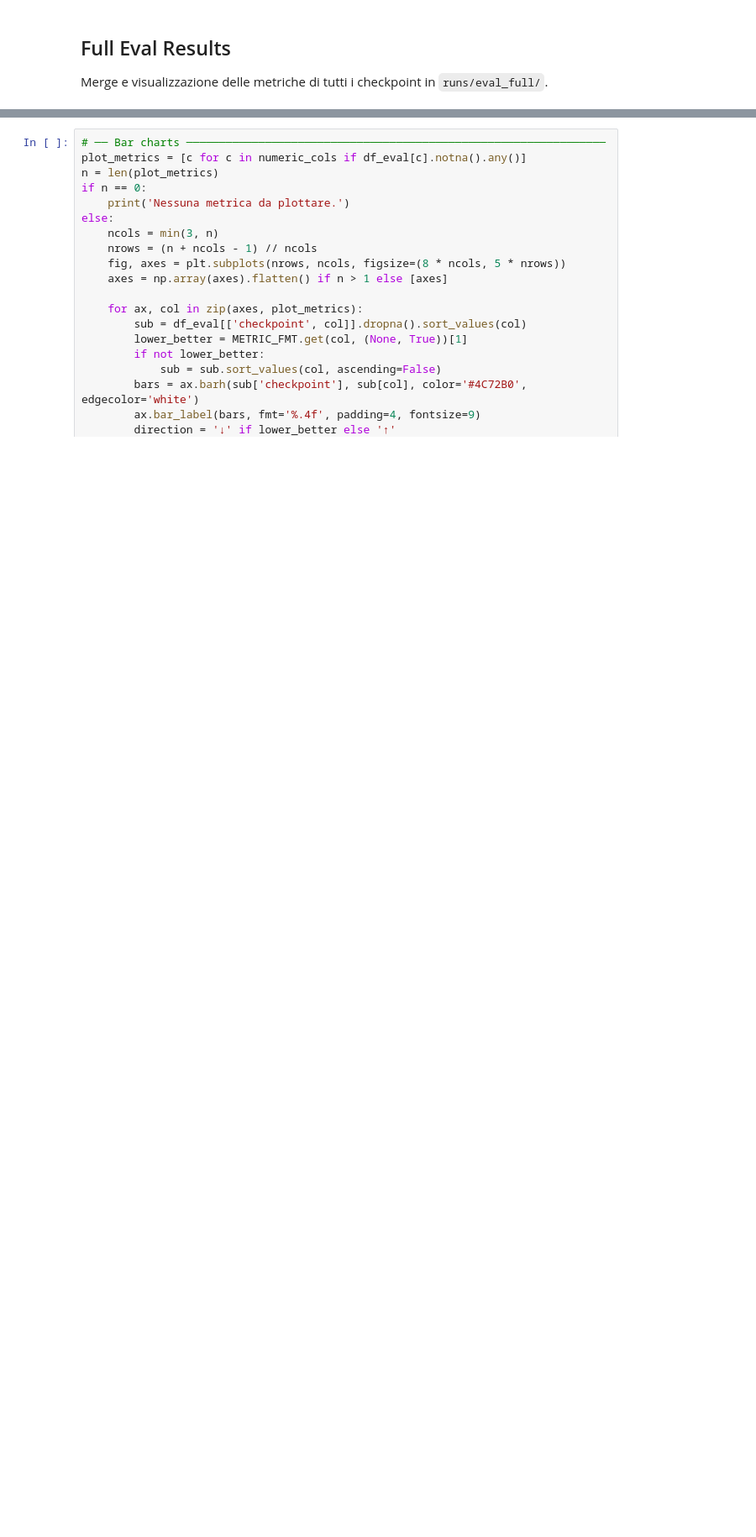
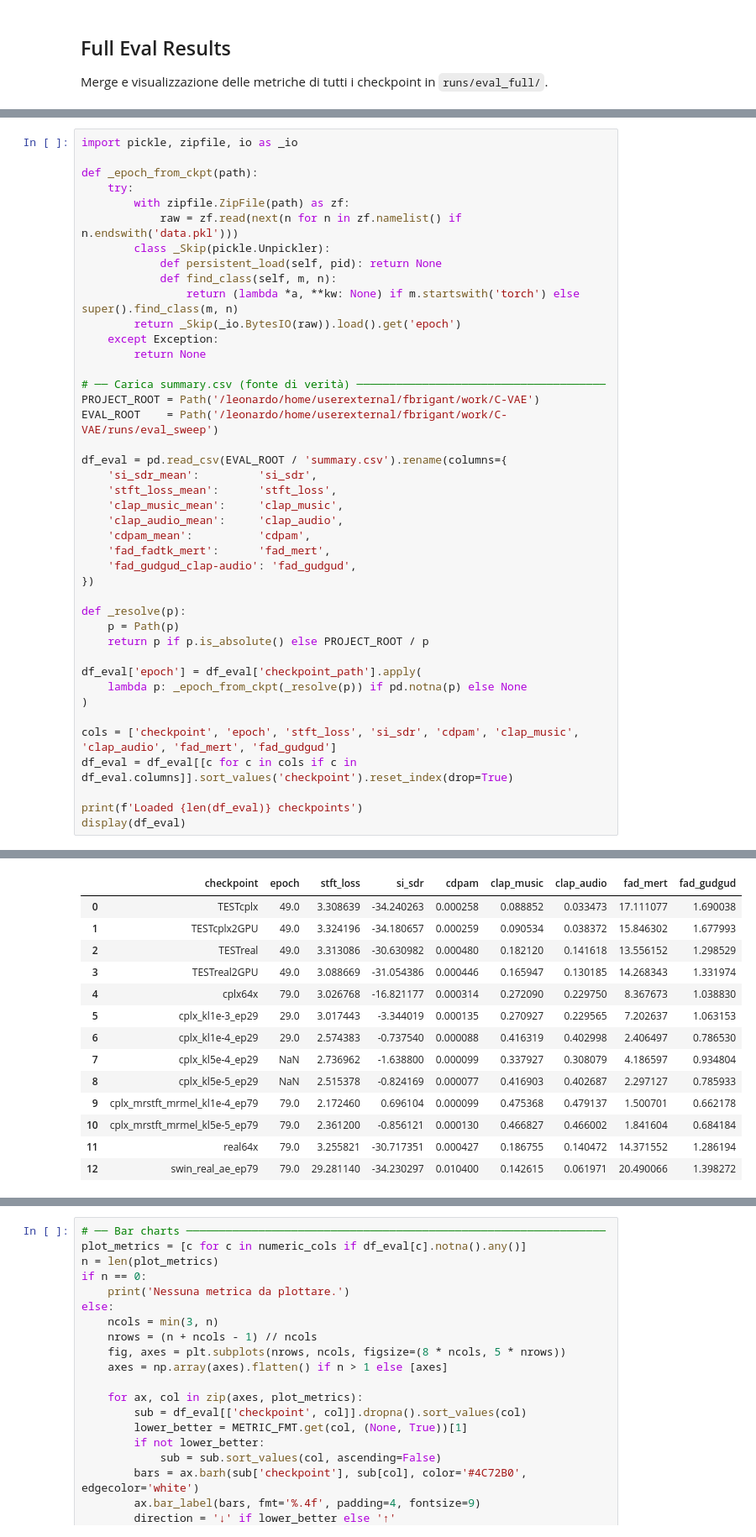
Before and after one commit to francescobrigante/SAGE, a Jupyter notebook: analysis.ipynb, the cells around one changed output, grey strips where cells are left out. Shown at 84% size. Cells and saved outputs as stored; diff of their text form; blank space fills up the shorter version.

```diff
--- a/analysis.ipynb
+++ b/analysis.ipynb
@@ -446,0 +391,43 @@ Loaded 2 checkpoints
+# %%
+import pickle, zipfile, io as _io
+
+def _epoch_from_ckpt(path):
+    try:
+        with zipfile.ZipFile(path) as zf:
+            raw = zf.read(next(n for n in zf.namelist() if n.endswith('data.pkl')))
+        class _Skip(pickle.Unpickler):
+            def persistent_load(self, pid): return None
+            def find_class(self, m, n):
+                return (lambda *a, **kw: None) if m.startswith('torch') else super().find_class(m, n)
+        return _Skip(_io.BytesIO(raw)).load().get('epoch')
+    except Exception:
+        return None
+
+# ── Carica summary.csv (fonte di verità) ──────────────────────────────────────
+PROJECT_ROOT = Path('/leonardo/home/userexternal/fbrigant/work/C-VAE')
+EVAL_ROOT    = Path('/leonardo/home/userexternal/fbrigant/work/C-VAE/runs/eval_sweep')
+
+df_eval = pd.read_csv(EVAL_ROOT / 'summary.csv').rename(columns={
+    'si_sdr_mean':         'si_sdr',
+    'stft_loss_mean':      'stft_loss',
+    'clap_music_mean':     'clap_music',
+    'clap_audio_mean':     'clap_audio',
+    'cdpam_mean':          'cdpam',
+    'fad_fadtk_mert':      'fad_mert',
+    'fad_gudgud_clap-audio': 'fad_gudgud',
+})
+
+def _resolve(p):
+    p = Path(p)
+    return p if p.is_absolute() else PROJECT_ROOT / p
+
+df_eval['epoch'] = df_eval['checkpoint_path'].apply(
+    lambda p: _epoch_from_ckpt(_resolve(p)) if pd.notna(p) else None
+)
+
+cols = ['checkpoint', 'epoch', 'stft_loss', 'si_sdr', 'cdpam', 'clap_music', 'clap_audio', 'fad_mert', 'fad_gudgud']
+df_eval = df_eval[[c for c in cols if c in df_eval.columns]].sort_values('checkpoint').reset_index(drop=True)
+
+print(f'Loaded {len(df_eval)} checkpoints')
+display(df_eval)
+# %% [output]
@@ -447,3 +435,17 @@ Loaded 2 checkpoints
+|  | checkpoint | epoch | stft_loss | si_sdr | cdpam | clap_music | clap_audio | fad_mert | fad_gudgud |
+| 0 | TESTcplx | 49.0 | 3.308639 | -34.240263 | 0.000258 | 0.088852 | 0.033473 | 17.111077 | 1.690038 |
+| 1 | TESTcplx2GPU | 49.0 | 3.324196 | -34.180657 | 0.000259 | 0.090534 | 0.038372 | 15.846302 | 1.677993 |
+| 2 | TESTreal | 49.0 | 3.313086 | -30.630982 | 0.000480 | 0.182120 | 0.141618 | 13.556152 | 1.298529 |
+| 3 | TESTreal2GPU | 49.0 | 3.088669 | -31.054386 | 0.000446 | 0.165947 | 0.130185 | 14.268343 | 1.331974 |
+| 4 | cplx64x | 79.0 | 3.026768 | -16.821177 | 0.000314 | 0.272090 | 0.229750 | 8.367673 | 1.038830 |
+| 5 | cplx_kl1e-3_ep29 | 29.0 | 3.017443 | -3.344019 | 0.000135 | 0.270927 | 0.229565 | 7.202637 | 1.063153 |
+| 6 | cplx_kl1e-4_ep29 | 29.0 | 2.574383 | -0.737540 | 0.000088 | 0.416319 | 0.402998 | 2.406497 | 0.786530 |
+| 7 | cplx_kl5e-4_ep29 | NaN | 2.736962 | -1.638800 | 0.000099 | 0.337927 | 0.308079 | 4.186597 | 0.934804 |
+| 8 | cplx_kl5e-5_ep29 | NaN | 2.515378 | -0.824169 | 0.000077 | 0.416903 | 0.402687 | 2.297127 | 0.785933 |
+| 9 | cplx_mrstft_mrmel_kl1e-4_ep79 | 79.0 | 2.172460 | 0.696104 | 0.000099 | 0.475368 | 0.479137 | 1.500701 | 0.662178 |
+| 10 | cplx_mrstft_mrmel_kl5e-5_ep79 | 79.0 | 2.361200 | -0.856121 | 0.000130 | 0.466827 | 0.466002 | 1.841604 | 0.684184 |
+| 11 | real64x | 79.0 | 3.255821 | -30.717351 | 0.000427 | 0.186755 | 0.140472 | 14.371552 | 1.286194 |
+| 12 | swin_real_ae_ep79 | 79.0 | 29.281140 | -34.230297 | 0.010400 | 0.142615 | 0.061971 | 20.490066 | 1.398272 |
 # %%
 # ── Styled table ──────────────────────────────────────────────────────────────
 METRIC_FMT = {
```
Also changed, not shown: parts of 4 cells of this notebook, 16 other files.
